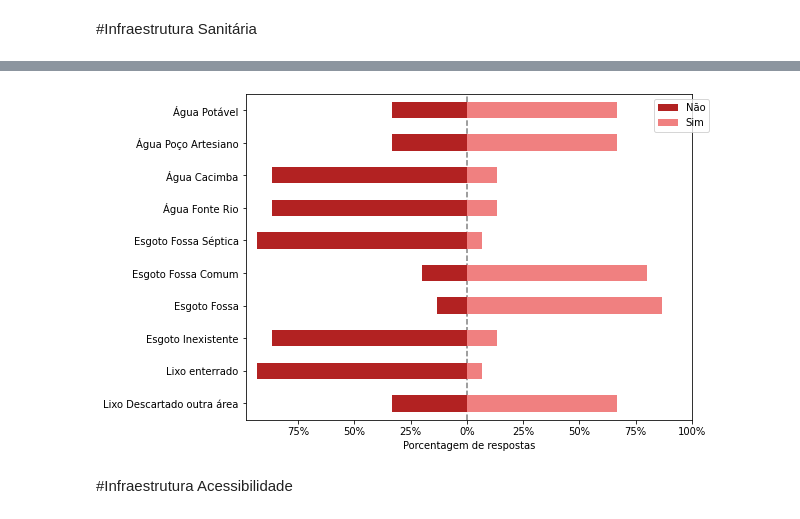
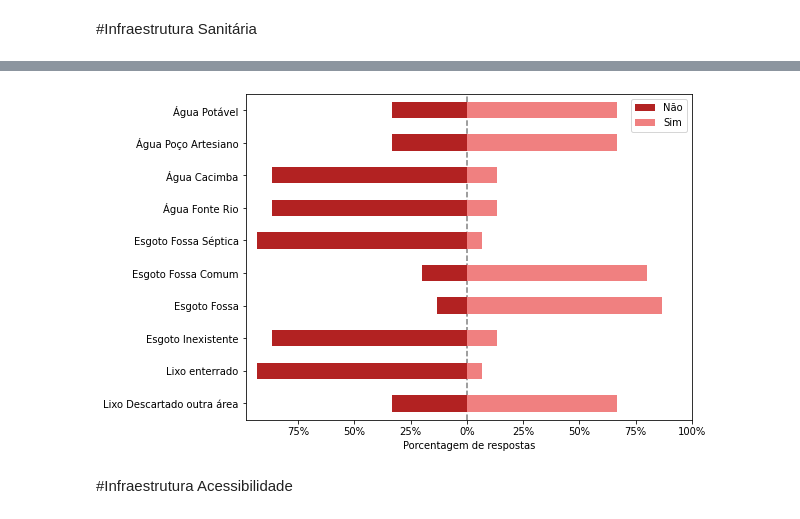
Before and after one commit to JulioHenri/Infraestrutura-escola, a Jupyter notebook: escolas_revisado.ipynb, the cells around one changed output, grey strips where cells are left out. Saved outputs shown, nothing was run; the diff lists cells and outputs as text; code cells hidden in the pictures.

```diff
--- a/escolas_revisado.ipynb
+++ b/escolas_revisado.ipynb
@@ -128,12 +132,13 @@ df2
 # %%
 ax = plot_likert.plot_likert(df2, myscale, plot_percentage=True)
 ax.figure.set_size_inches(8, 6)
 ax.xaxis.set_label_text('Porcentagem de respostas')
 ax.yaxis.set_label_text('');
+ax.legend(loc='best');
 ax.set_yticklabels(['Lixo Descartado outra área','Lixo enterrado','Esgoto Inexistente','Esgoto Fossa','Esgoto Fossa Comum',
                  'Esgoto Fossa Séptica','Água Fonte Rio','Água Cacimba','Água Poço Artesiano','Água Potável']);
 # %% [output]
-[figure, old version]
+[figure, new version]
 # %% [markdown]
 #Infraestrutura Acessibilidade
 # %%
```
Also changed, not shown: parts of 5 cells of this notebook.
